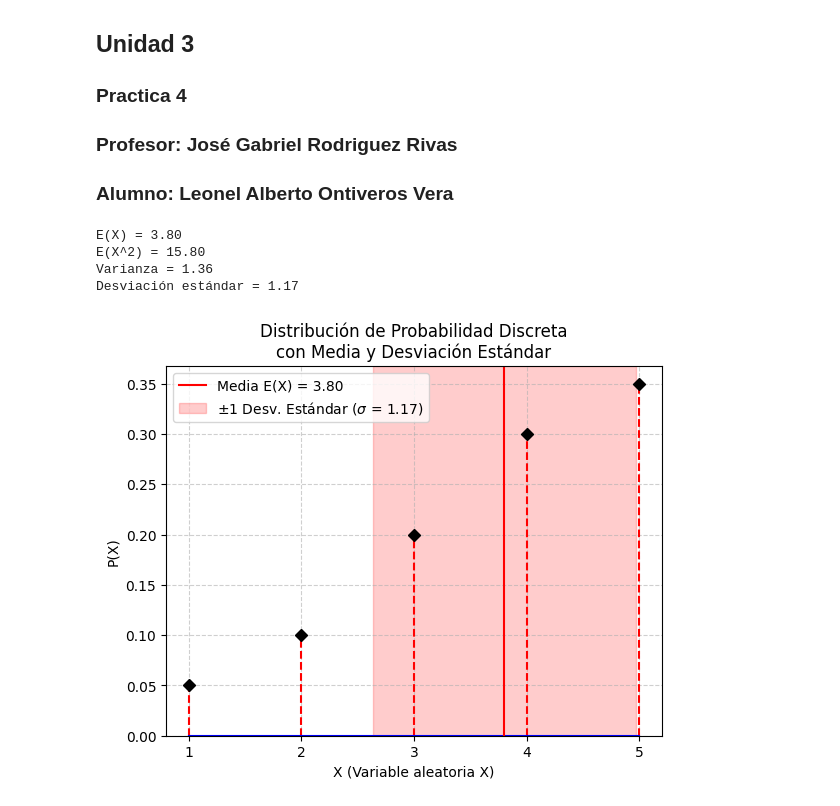
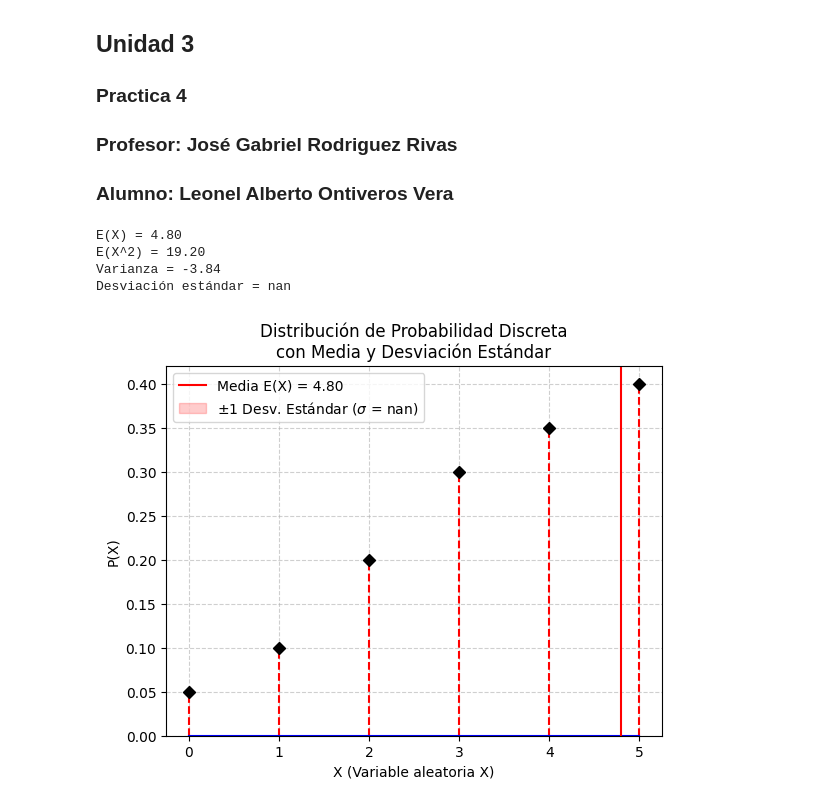
Before and after one commit to LLSS428/Probabilidad-y-Estadistica, a Jupyter notebook: Unidad3/Practica_4.ipynb, the cells around one changed output. Drawn from its saved outputs; the diff is of its cells as text; code cells hidden in the pictures.

```diff
--- a/Unidad3/Practica_4.ipynb
+++ b/Unidad3/Practica_4.ipynb
@@ -14,9 +14,8 @@ import matplotlib.pyplot as plt
 import numpy as np
 
 # Datos: valores de la variable aleatoria y sus probabilidades
-x = np.array([1, 2, 3, 4, 5])
-p = np.array([0.05, 0.10, 0.20, 0.30, 0.35]) # Corrected: x has 5 elements, p must have 5 elements
-                                                    # The probabilities now sum to 1 (0.05 + 0.10 + 0.20 + 0.30 + 0.35 = 1.00)
+x = np.array([0,1, 2, 3, 4, 5])
+p = np.array([0.05, 0.10, 0.20, 0.30, 0.35, 0.40])
 
 # Cálculo del valor esperado (media)
 esperanza = np.sum(x * p)
@@ -28,35 +27,35 @@ esperanza_cuadrado = np.sum(x**2 * p)
 varianza = esperanza_cuadrado - esperanza**2
 desviacion = np.sqrt(varianza)
 
 # Mostrar los resultados en consola
 print(f"E(X) = {esperanza:.2f}")
 print(f"E(X^2) = {esperanza_cuadrado:.2f}")
 print(f"Varianza = {varianza:.2f}")
 print(f"Desviación estándar = {desviacion:.2f}")
 
 # Crear la gráfica tipo 'stem' (tallos y hojas)
 plt.stem(x, p, linefmt='--r', markerfmt='Dk', basefmt='b')
 plt.title("Distribución de Probabilidad Discreta\ncon Media y Desviación Estándar")
 plt.xlabel("X (Variable aleatoria X)")
 plt.ylabel("P(X)")
 plt.grid(True, linestyle='--', alpha=0.6)
 
 # Dibujar línea vertical en la media
 plt.axvline(x=esperanza, color='red', linestyle='-', label=f"Media E(X) = {esperanza:.2f}")
 
 # Resaltar el rango de ±1 desviación estándar
 plt.axvspan(esperanza - desviacion, esperanza + desviacion, color='red', alpha=0.2,
             label=f"±1 Desv. Estándar ($\sigma$ = {desviacion:.2f})")
 
 plt.legend()
 plt.ylim(0, p.max() * 1.05)
 plt.xticks(x)
 
 # Mostrar la gráfica
 plt.show()
 # %% [output]
-E(X) = 3.80
-E(X^2) = 15.80
-Varianza = 1.36
-Desviación estándar = 1.17
+E(X) = 4.80
+E(X^2) = 19.20
+Varianza = -3.84
+Desviación estándar = nan
-[figure, old version]
+[figure, new version]
```
